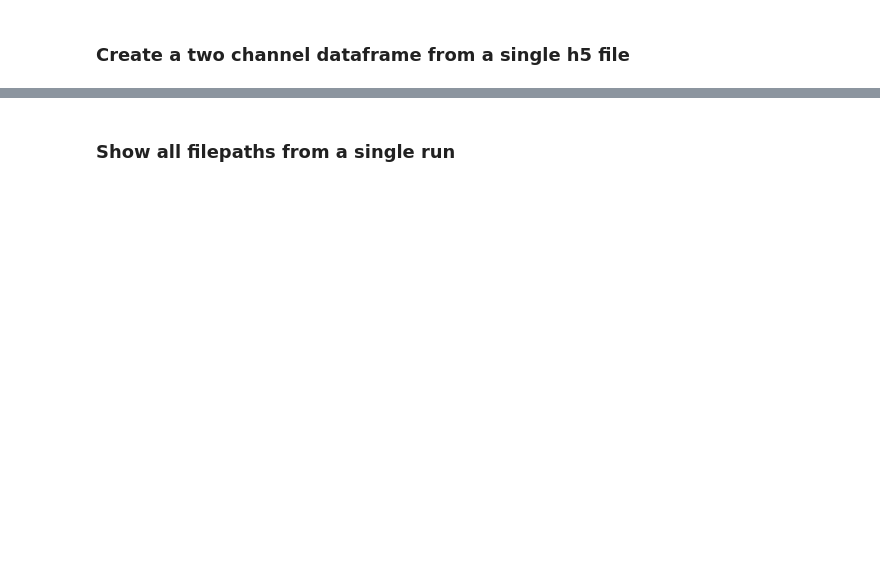
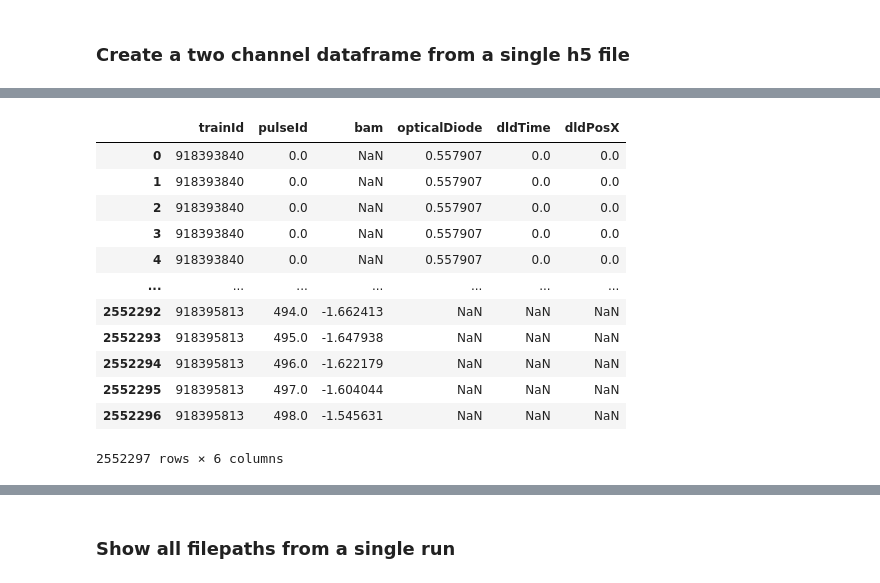
Before and after one commit to momentoscope/hextof-processor, a Jupyter notebook: tutorial/Notebook_DldFlashDataframeCreatorNew.ipynb, the cells around one changed output, grey strips where cells are left out. Saved outputs shown, nothing was run; the diff lists cells and outputs as text; code cells hidden in the pictures; blank space fills up the shorter version.

```diff
--- a/tutorial/Notebook_DldFlashDataframeCreatorNew.ipynb
+++ b/tutorial/Notebook_DldFlashDataframeCreatorNew.ipynb
@@ -50,0 +78,16 @@ df2
+# %%
+pd.read_parquet('parquet_dirtest')
+# %% [output]
+|  | trainId | pulseId | bam | opticalDiode | dldTime | dldPosX |
+| 0 | 918393840 | 0.0 | NaN | 0.557907 | 0.0 | 0.0 |
+| 1 | 918393840 | 0.0 | NaN | 0.557907 | 0.0 | 0.0 |
+| 2 | 918393840 | 0.0 | NaN | 0.557907 | 0.0 | 0.0 |
+| 3 | 918393840 | 0.0 | NaN | 0.557907 | 0.0 | 0.0 |
+| 4 | 918393840 | 0.0 | NaN | 0.557907 | 0.0 | 0.0 |
+| ... | ... | ... | ... | ... | ... | ... |
+| 2552292 | 918395813 | 494.0 | -1.662413 | NaN | NaN | NaN |
+| 2552293 | 918395813 | 495.0 | -1.647938 | NaN | NaN | NaN |
+| 2552294 | 918395813 | 496.0 | -1.622179 | NaN | NaN | NaN |
+| 2552295 | 918395813 | 497.0 | -1.604044 | NaN | NaN | NaN |
+| 2552296 | 918395813 | 498.0 | -1.545631 | NaN | NaN | NaN |
+2552297 rows × 6 columns
```
Also changed, not shown: parts of 45 cells of this notebook, 2 other files.
